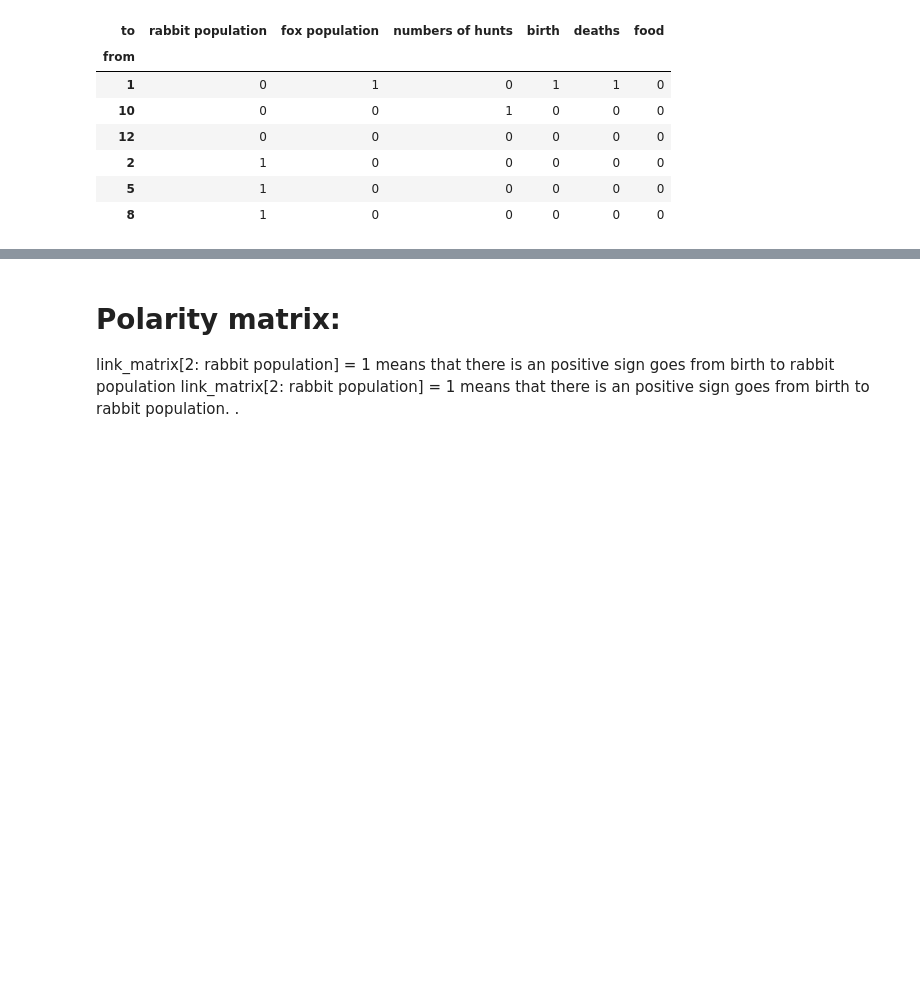
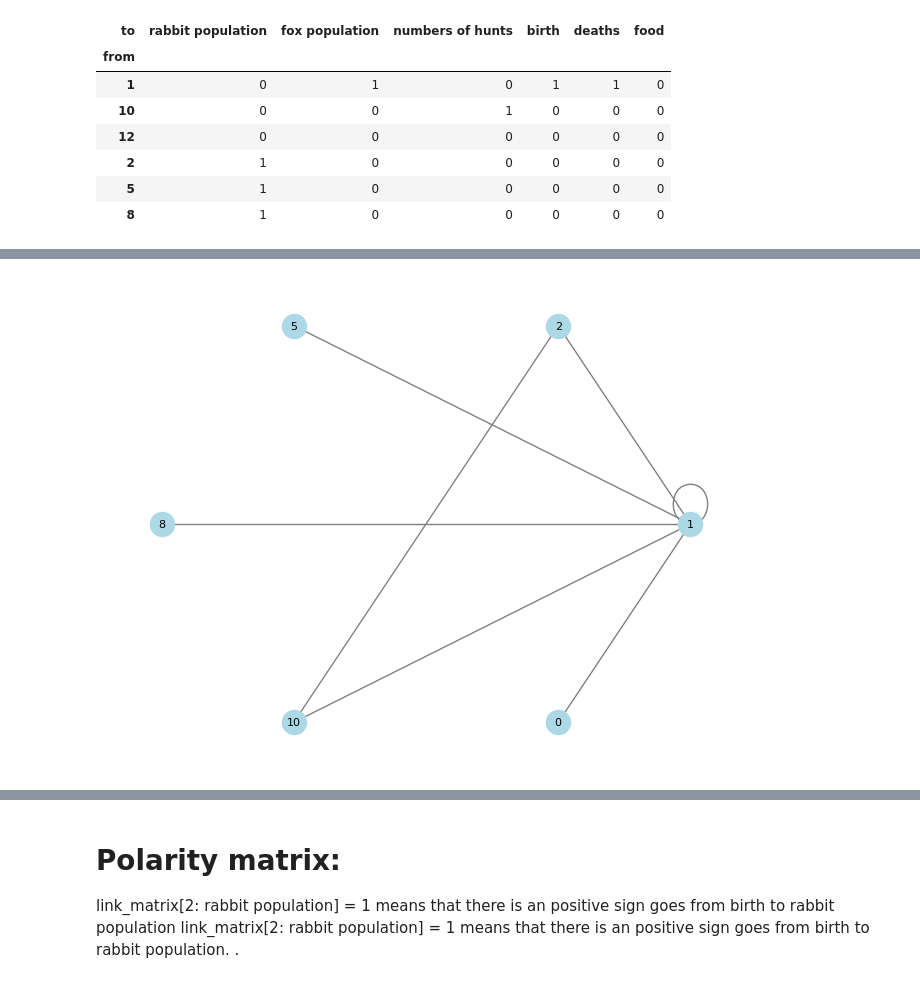
Before and after one commit to georgia-max/MentalMaps_Aggregation, a Jupyter notebook: Toy_Model.ipynb, the cells around one changed output, grey strips where cells are left out. Drawn from its saved outputs; the diff is of its cells as text; code cells hidden in the pictures; blank space fills up the shorter version.

```diff
--- a/Toy_Model.ipynb
+++ b/Toy_Model.ipynb
@@ -169,0 +234,8 @@ link_matrix
+# %%
+# Get adjancecy link in a dictionary format
+
+
+G = nx.from_dict_of_lists(dict_links)
+nx.draw(G, pos=nx.circular_layout(G), with_labels=True, node_color='lightblue', edge_color='gray', font_size=8)
+# %% [output]
+[figure, added]
```
Also changed, not shown: parts of 30 cells of this notebook, 4 other files.
